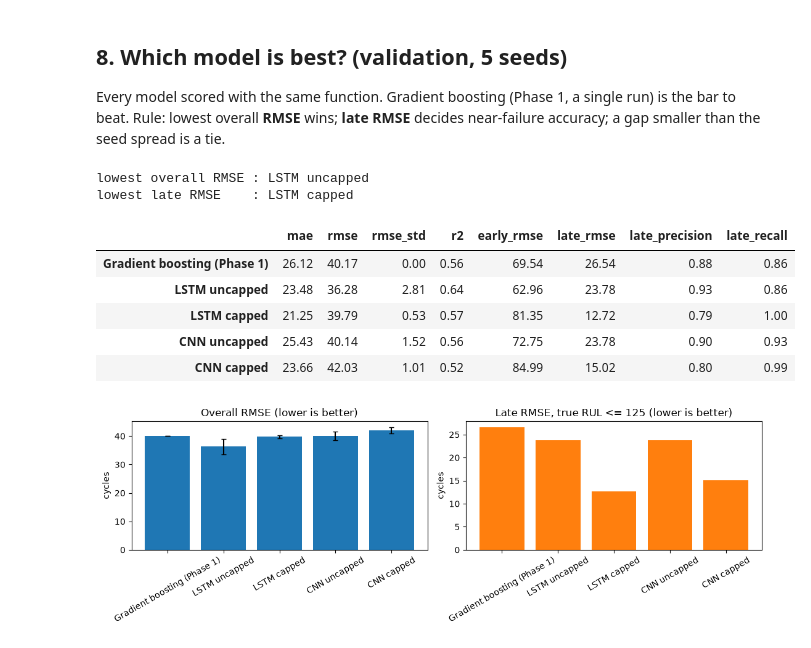
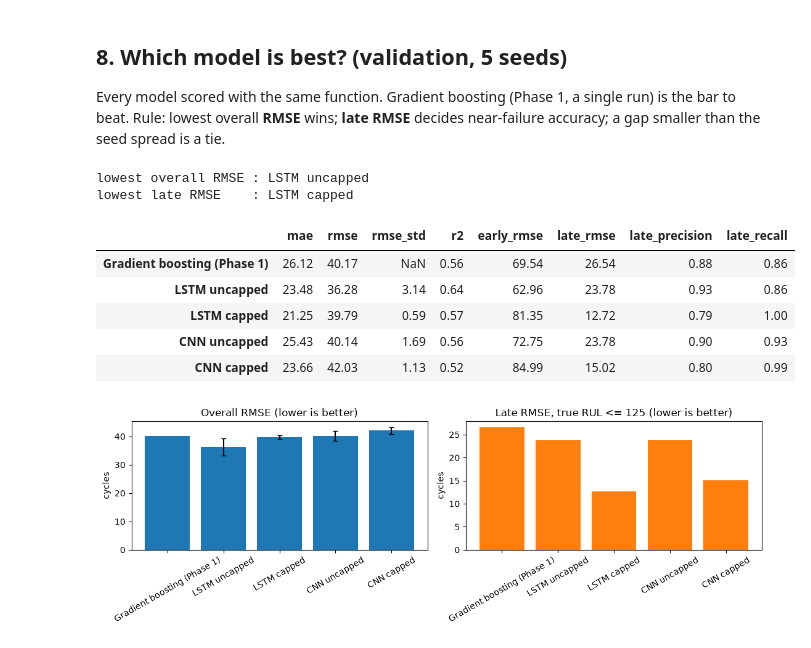
Before and after one commit to Abhayanthk/aml-rul-fd001, a Jupyter notebook: notebooks/08_capped_lstm_and_cnn.ipynb, the cells around one changed output. Cells and saved outputs as stored; diff of their text form; code cells hidden in the pictures.

```diff
--- a/notebooks/08_capped_lstm_and_cnn.ipynb
+++ b/notebooks/08_capped_lstm_and_cnn.ipynb
@@ -52,10 +52,10 @@ def score_full(y, p):
 
 
 def summarise_full(val_preds):
-    """Score each seed, then the mean over seeds (RMSE std = numpy default, ddof 0)."""
+    """Score each seed, then the mean over seeds and the sample std of RMSE (ddof 1)."""
     df = pd.DataFrame([score_full(y_val, p) for p in val_preds])
     row = df.mean().to_dict()
-    row["rmse_std"] = df["rmse"].std(ddof=0)
+    row["rmse_std"] = df["rmse"].std(ddof=1)
     return row
 
 
@@ -270,31 +273,31 @@ Every model scored with the same function. Gradient boosting (Phase 1, a single
 # %%
 def from_file(path):
     f = pd.read_csv(path)
     return f[[c for c in f.columns if c.startswith("seed_")]].to_numpy().T
 
 gb = pd.read_csv(f"{RESULTS}/val_predictions_trees.csv")["gradient_boosting"].to_numpy()[None, :]
 all_models = {
     "Gradient boosting (Phase 1)": gb,
     "LSTM uncapped": from_file(f"{RESULTS}/val_predictions_lstm_uncapped.csv"),
-    "LSTM capped": val_lc,
-    "CNN uncapped": val_cu,
-    "CNN capped": val_cc,
+    "LSTM capped": from_file(f"{RESULTS}/val_predictions_lstm_capped.csv"),
+    "CNN uncapped": from_file(f"{RESULTS}/val_predictions_cnn_uncapped.csv"),
+    "CNN capped": from_file(f"{RESULTS}/val_predictions_cnn_capped.csv"),
 }
 compare = pd.DataFrame({k: summarise_full(v) for k, v in all_models.items()}).T
 compare = compare[["mae", "rmse", "rmse_std", "r2", "early_rmse", "late_rmse", "late_precision", "late_recall"]]
 compare.round(3).to_csv(f"{RESULTS}/metrics_validation_srijan_comparison.csv")
 print("lowest overall RMSE :", compare["rmse"].idxmin())
 print("lowest late RMSE    :", compare["late_rmse"].idxmin())
 compare.round(2)
 # %% [output]
 lowest overall RMSE : LSTM uncapped
 lowest late RMSE    : LSTM capped
 |  | mae | rmse | rmse_std | r2 | early_rmse | late_rmse | late_precision | late_recall |
-| Gradient boosting (Phase 1) | 26.12 | 40.17 | 0.00 | 0.56 | 69.54 | 26.54 | 0.88 | 0.86 |
-| LSTM uncapped | 23.48 | 36.28 | 2.81 | 0.64 | 62.96 | 23.78 | 0.93 | 0.86 |
-| LSTM capped | 21.25 | 39.79 | 0.53 | 0.57 | 81.35 | 12.72 | 0.79 | 1.00 |
-| CNN uncapped | 25.43 | 40.14 | 1.52 | 0.56 | 72.75 | 23.78 | 0.90 | 0.93 |
-| CNN capped | 23.66 | 42.03 | 1.01 | 0.52 | 84.99 | 15.02 | 0.80 | 0.99 |
+| Gradient boosting (Phase 1) | 26.12 | 40.17 | NaN | 0.56 | 69.54 | 26.54 | 0.88 | 0.86 |
+| LSTM uncapped | 23.48 | 36.28 | 3.14 | 0.64 | 62.96 | 23.78 | 0.93 | 0.86 |
+| LSTM capped | 21.25 | 39.79 | 0.59 | 0.57 | 81.35 | 12.72 | 0.79 | 1.00 |
+| CNN uncapped | 25.43 | 40.14 | 1.69 | 0.56 | 72.75 | 23.78 | 0.90 | 0.93 |
+| CNN capped | 23.66 | 42.03 | 1.13 | 0.52 | 84.99 | 15.02 | 0.80 | 0.99 |
 # %%
 fig, axes = plt.subplots(1, 2, figsize=(11, 3.8))
 order = compare.index
```
Also changed, not shown: parts of 4 cells of this notebook, 8 other files.
